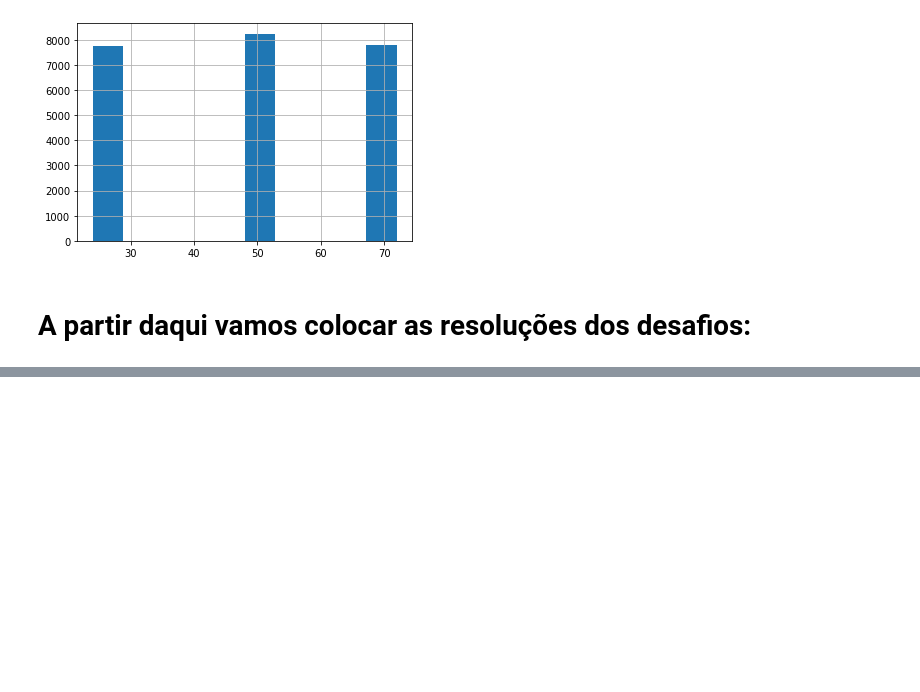
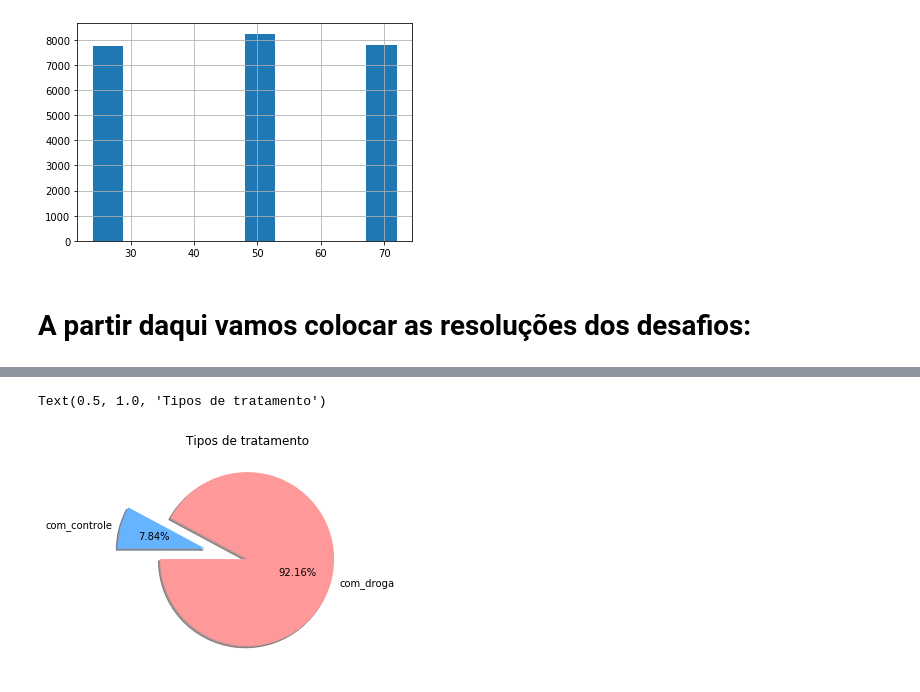
Before and after one commit to silvio-sjsj/ImersaoDados3_2021, a Jupyter notebook: Aula1_Anotações+desafios.ipynb, the cells around one changed output, grey strips where cells are left out. Cells and saved outputs as stored; diff of their text form; code cells hidden in the pictures; blank space fills up the shorter version.

```diff
--- a/Aula1_Anotações+desafios.ipynb
+++ b/Aula1_Anotações+desafios.ipynb
@@ -171,0 +289,3 @@ plt.plot()
+# %%
+dados.columns = dados.columns.str.replace("-", "")
+dados.head()
@@ -171,0 +306,3 @@ plt.plot()
+# %%
+dados.columns = [x.replace('-', '') for x in dados.columns]
+dados.head()
@@ -171,0 +321,13 @@ plt.plot()
+# %%
+plt.pie(dados['tratamento'].value_counts(),
+        labels=['com_droga','com_controle'],
+        colors = ['#ff9999', '#66b3ff'],
+        autopct='%1.2f%%',
+        shadow = True,
+        startangle=180,
+        explode = [0,0.5])
+
+plt.title('Tipos de tratamento')
+# %% [output]
+Text(0.5, 1.0, 'Tipos de tratamento')
+[figure, added]
```
Also changed, not shown: parts of 35 cells of this notebook.
